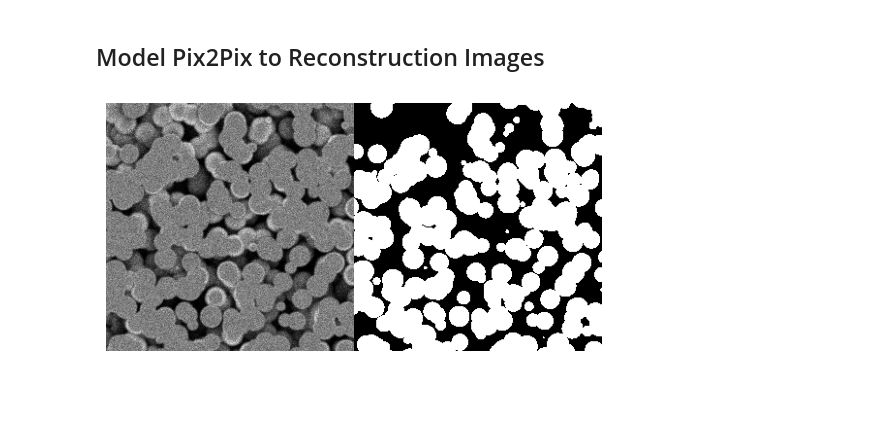
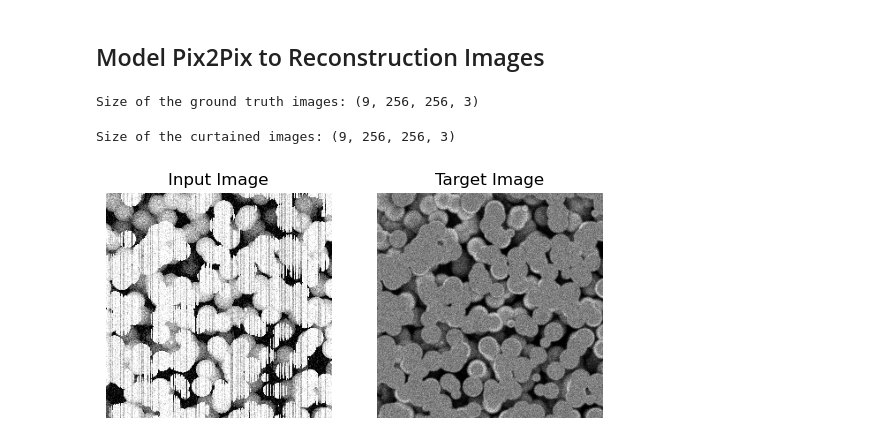
Before and after one commit to niclasDc/reconstruction-image-pix2pix, a Jupyter notebook: notebooks/model_notebook.ipynb, the cells around one changed output. Cells and saved outputs as stored; diff of their text form; code cells hidden in the pictures; blank space fills up the shorter version.

Commit message:
Upload model notebook - load data, preprocess training set

```diff
--- a/notebooks/model_notebook.ipynb
+++ b/notebooks/model_notebook.ipynb
@@ -12,16 +13,66 @@ import PIL
 from matplotlib import pyplot as plt
-# %%
-# Load file .tif
-tif_path = '../assets/ground_truth_image/ground_truth_images.tif'
-tif_image = PIL.Image.open(tif_path)
-
-# Selected image to show
-image_index = 11
-tif_image.seek(image_index)
-
-# Show image
-plt.imshow(tif_image)
-plt.axis('off')
-plt.show()
-# %% [output]
-[figure, removed]
+# %%
+# Load ground truth image to use
+ground_truh_path = '../assets/ground_truth_image'
+
+tif_path = os.path.join(ground_truh_path, 'ground_truth_images.tif')
+tif_image = Image.open(tif_path)
+
+def load_tif_image(tif, index):
+    tif.seek(index)
+    return np.array(tif)
+
+def extract_first_subimage(image):
+    return image[:, :256, :]
+
+idx = [11,31,71,91,111,131,151,171,20]
+ground_truh_images = [extract_first_subimage(load_tif_image(tif_image, i)) for i in idx]
+ground_truh_images = np.array(ground_truh_images)
+
+print('Size of the ground truth images:', ground_truh_images.shape)
+# %% [output]
+Size of the ground truth images: (9, 256, 256, 3)
+# %%
+# Load curtained image to use
+curtained_path = '../assets/curtained_image'
+
+curtained_images = []
+for file_name in os.listdir(curtained_path):
+    if file_name.endswith('.png'):
+        img_path = os.path.join(curtained_path, file_name)
+        image = np.array(Image.open(img_path))
+        first_subimage = extract_first_subimage(image)
+        if first_subimage.shape == (256, 256, 3):
+            curtained_images.append(first_subimage)
+        else:
+            print(f"Imagen {file_name} tiene un tamaño inesperado: {first_subimage.shape}")
+
+curtained_images = np.array(curtained_images)
+print('Size of the curtained images:', curtained_images.shape)
+# %% [output]
+Size of the curtained images: (9, 256, 256, 3)
+# %%
+def load(input_image, target_image):
+    input_image = tf.convert_to_tensor(input_image, dtype=tf.float32)
+    target_image = tf.convert_to_tensor(target_image, dtype=tf.float32)
+
+    return input_image, target_image
+# %%
+sample_curtained = curtained_images[0]
+sample_ground_truth = ground_truh_images[0]
+
+input_image, target_image = load(sample_curtained, sample_ground_truth)
+
+plt.subplot(121)
+plt.imshow(input_image/255.0)
+plt.axis('off')
+plt.title('Input Image')
+
+plt.subplot(122)
+plt.imshow(target_image/255.0)
+plt.axis('off')
+plt.title('Target Image')
+
+plt.show()
+# %% [output]
+[figure, added]
```
Also changed, not shown: parts of 1 cell of this notebook.
